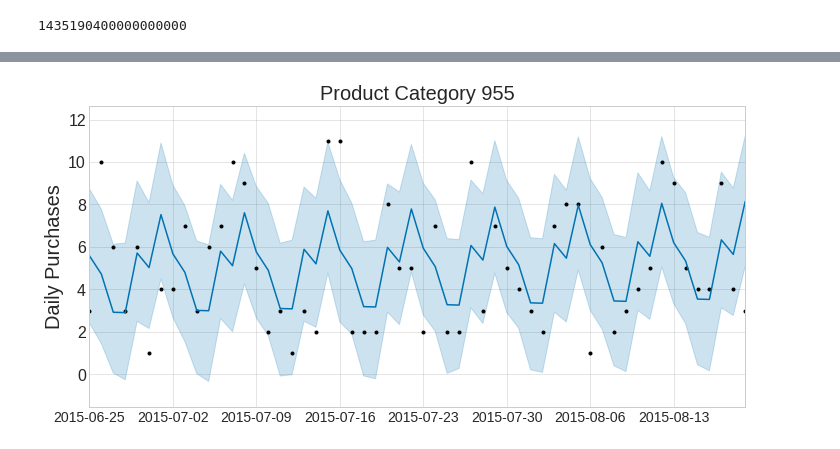
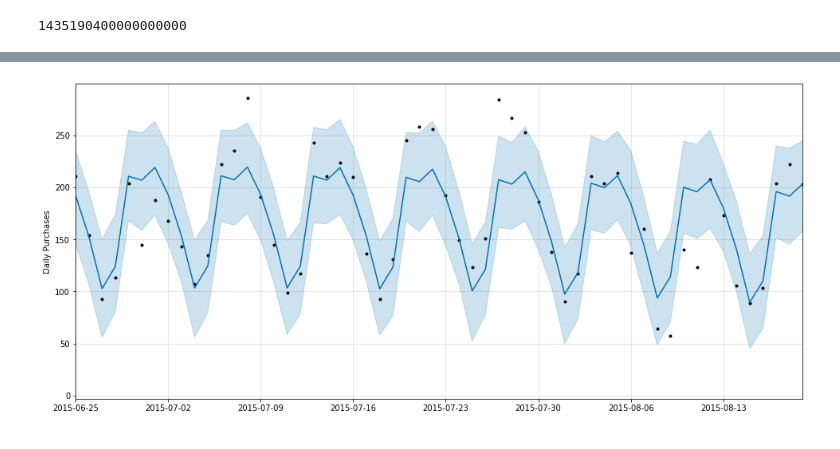
Before and after one commit to truejimfrank/StreamlinedProductPurchaseForecasting, a Jupyter notebook: notebooks/g_prophet_graphing.ipynb, the cells around one changed output, grey strips where cells are left out. Saved outputs shown, nothing was run; the diff lists cells and outputs as text; code cells hidden in the pictures.

```diff
--- a/notebooks/g_prophet_graphing.ipynb
+++ b/notebooks/g_prophet_graphing.ipynb
@@ -70,0 +78,3 @@ dfday['ds'].astype(int)[54]
+# %%
+df_full_forecast = pd.read_pickle('../../data/time_ecom/df_full_forecast.pkl', compression='zip')
+df_full_forecast.head(2)
@@ -71,27 +84,25 @@ dfday['ds'].astype(int)[54]
 # %%
-fig = plt.figure(figsize=(10,5))
+# GRAPHING DRAFT FUNCTION
+# LETS DO MODELS SHF HERE
+m = df_full_forecast.loc[2222, ['model']][0]
+forecast = df_full_forecast.loc[2222, ['forecast']].values[0]
+
+fig = plt.figure(figsize=(13.5,6))
 ax = fig.add_subplot(1,1,1)
-plt.style.use('seaborn-whitegrid')
+# plt.style.use('seaborn-whitegrid')
 
-# ax.set_xticks(ticks = X_ticks)
-# ax.set_xticklabels(X_labels)
-# ax.yaxis.grid(True)
-# ax.set_xlabel(x_name)
-# ax.set_ylabel(y_name)
-# ax.set_title(title)
-#
-# ax.set_xlim((54 , 109))
-# ax.set_xlim((2015050 , 2015090))
-matplotlib.rc('axes', labelsize=20)
-matplotlib.rc('axes', titlesize=20)
+m.plot(forecast, ax=ax, xlabel=None, ylabel='Daily Purchases')
+ax.set_xlim(( shf56[54], shf56[109]))
 
-m.plot(shf_for, ax=ax, xlabel=None, ylabel='Daily Purchases')
-ax.set_xlim(( shf56[54], shf56[109]))
-ax.set_title('Product Category 955')
+# ax.set_xticks(ticks_future)
+# ax.set_xlim((ticks_future[-5], ticks_future[-1]))
 
-matplotlib.rc('xtick', labelsize=14)
-matplotlib.rc('ytick', labelsize=16)
+# ax.set_title('Product Category 955')
+# matplotlib.rc('axes', labelsize=20)
+# matplotlib.rc('axes', titlesize=20)
+# matplotlib.rc('xtick', labelsize=14)
+# matplotlib.rc('ytick', labelsize=16)
 plt.tight_layout(pad=1)
 # plt.legend()
-fig.savefig('../img/shf_product955.png', dpi=100)
+# fig.savefig('../img/shf_product955.png', dpi=100)
 # %% [output]
@@ -99 +109 @@ WARNING:matplotlib.legend:No handles with labels found to put in legend.
-[figure, old version]
+[figure, new version]
```
Also changed, not shown: parts of 21 cells of this notebook, 23 other files.
